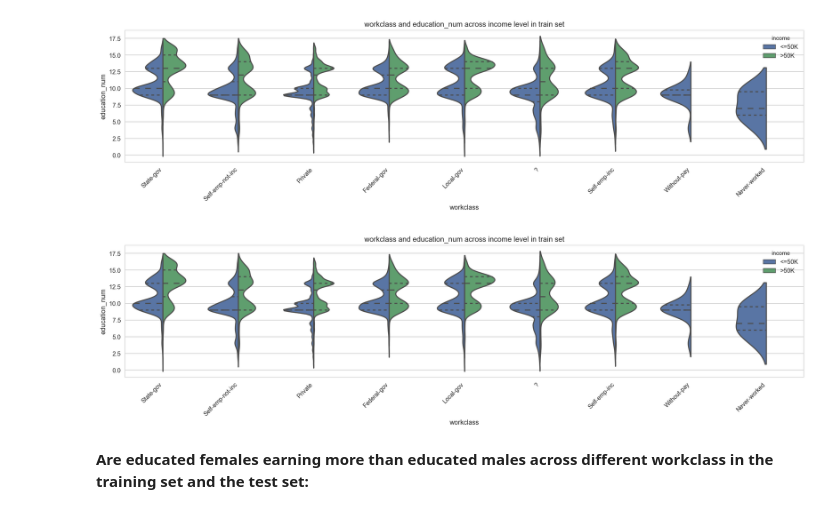
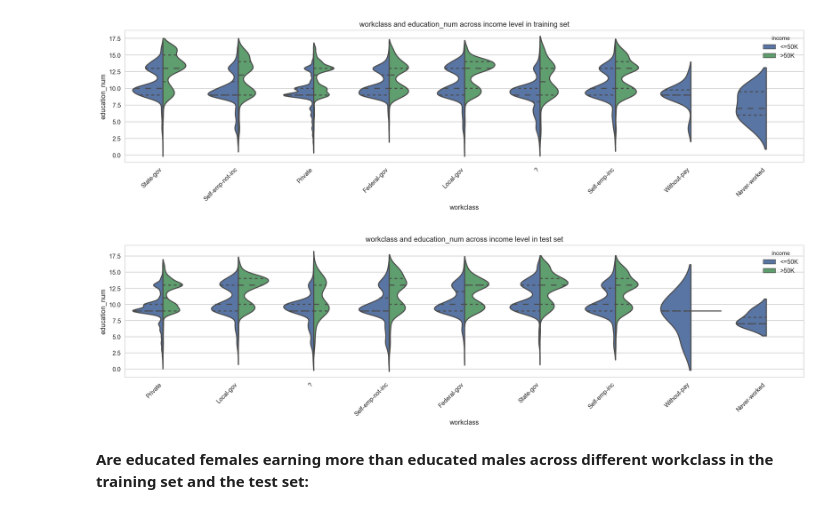
Before and after one commit to anindya-saha/Data-Science-with-Spark, a Jupyter notebook: predict-us-census-income-classification/predict-us-census-income.ipynb, the cells around one changed output. Cells and saved outputs as stored; diff of their text form; code cells hidden in the pictures.

```diff
--- a/predict-us-census-income-classification/predict-us-census-income.ipynb
+++ b/predict-us-census-income-classification/predict-us-census-income.ipynb
@@ -142,11 +139,8 @@ root
 # %%
 # Load testing data
-adult_test_df = (spark
+test_df = (spark
                   .read
                   .csv(path=ADULT_TEST_DATA, schema=schema, ignoreLeadingWhiteSpace=True, ignoreTrailingWhiteSpace=True))
-
-# create an identifier column
-adult_test_df = adult_test_df.withColumn('data_set', F.lit('test')).cache()
 # %% [markdown]
 ## 3. Understanding the Distribution of various Features
 # %%
@@ -157,2 +167,6 @@ Training Samples: 32561, Test Samples: 16281
+# %%
+# There is a typo in the test set the values are '<=50K.' & '>50K.' instead of '<=50K' & '>50K'
+test_df = test_df.replace(to_replace='<=50K.', value='<=50K', subset=['income'])
+test_df = test_df.replace(to_replace='>50K.', value='>50K', subset=['income'])
 # %% [markdown]
 **How the income labels are distributed between the training set and the test set:**
@@ -273,11 +273,11 @@ plt.xticks(rotation=45, ha='right');
 # %% [output]
 [figure]
 # %%
-ax = sns.violinplot(x="workclass", y="education_num", hue="income", data=adult_test_df.select('workclass', 'education_num', 'income').toPandas(), inner="quartile", split=True)
+ax = sns.violinplot(x="workclass", y="education_num", hue="income", data=test_df.select('workclass', 'education_num', 'income').toPandas(), inner="quartile", split=True)
 plt.title('workclass and education_num across income level in test set')
 plt.xticks(rotation=45, ha='right');
 # %% [output]
-[figure, old version]
+[figure, new version]
 # %% [markdown]
 **Are educated females earning more than educated males across different workclass in the training set and the test set:**
 # %%
```
Also changed, not shown: parts of 240 cells of this notebook, 5 other files.
